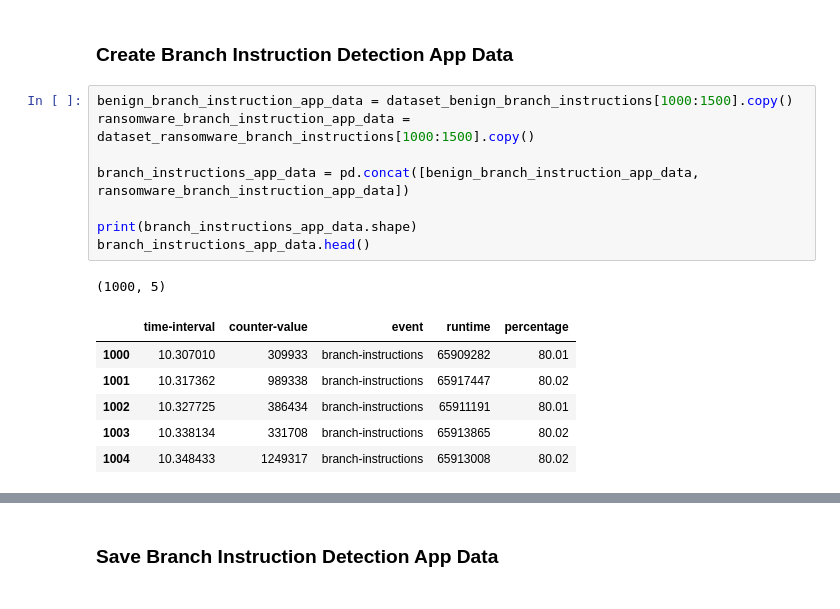
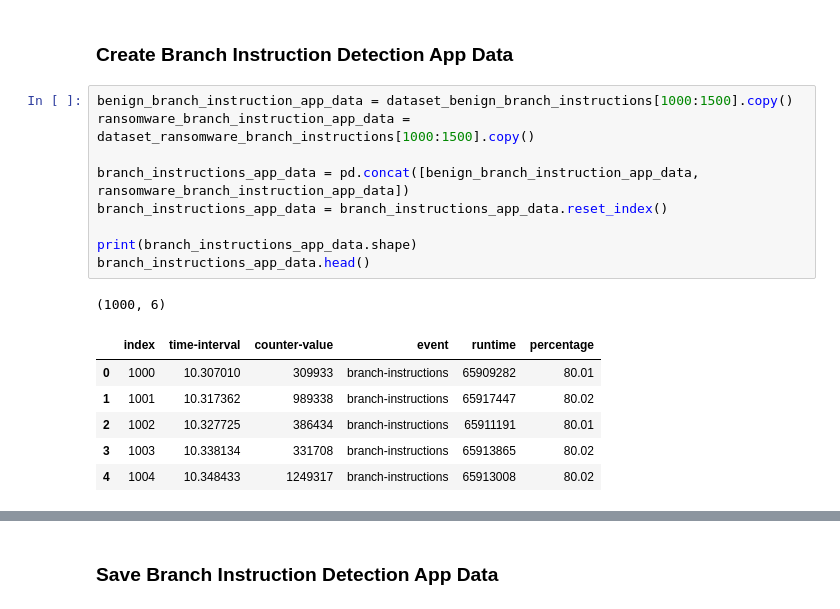
Before and after one commit to olihofmann/cas-aml, a Jupyter notebook: crypto-ransomware-detection/create-detection-app-data.ipynb, the cells around one changed output, grey strips where cells are left out. Saved outputs shown, nothing was run; the diff lists cells and outputs as text.

Commit message:
Train new model and fix test data

```diff
--- a/crypto-ransomware-detection/create-detection-app-data.ipynb
+++ b/crypto-ransomware-detection/create-detection-app-data.ipynb
@@ -43,16 +55,17 @@ dataset_ransomware_branch_instructions.head()
 # %%
 benign_branch_instruction_app_data = dataset_benign_branch_instructions[1000:1500].copy()
 ransomware_branch_instruction_app_data = dataset_ransomware_branch_instructions[1000:1500].copy()
 
 branch_instructions_app_data = pd.concat([benign_branch_instruction_app_data, ransomware_branch_instruction_app_data])
+branch_instructions_app_data = branch_instructions_app_data.reset_index()
 
 print(branch_instructions_app_data.shape)
 branch_instructions_app_data.head()
 # %% [output]
-(1000, 5)
+(1000, 6)
-|  | time-interval | counter-value | event | runtime | percentage |
-| 1000 | 10.307010 | 309933 | branch-instructions | 65909282 | 80.01 |
-| 1001 | 10.317362 | 989338 | branch-instructions | 65917447 | 80.02 |
-| 1002 | 10.327725 | 386434 | branch-instructions | 65911191 | 80.01 |
-| 1003 | 10.338134 | 331708 | branch-instructions | 65913865 | 80.02 |
-| 1004 | 10.348433 | 1249317 | branch-instructions | 65913008 | 80.02 |
+|  | index | time-interval | counter-value | event | runtime | percentage |
+| 0 | 1000 | 10.307010 | 309933 | branch-instructions | 65909282 | 80.01 |
+| 1 | 1001 | 10.317362 | 989338 | branch-instructions | 65917447 | 80.02 |
+| 2 | 1002 | 10.327725 | 386434 | branch-instructions | 65911191 | 80.01 |
+| 3 | 1003 | 10.338134 | 331708 | branch-instructions | 65913865 | 80.02 |
+| 4 | 1004 | 10.348433 | 1249317 | branch-instructions | 65913008 | 80.02 |
```
Also changed, not shown: parts of 7 cells of this notebook, 2 other files.
